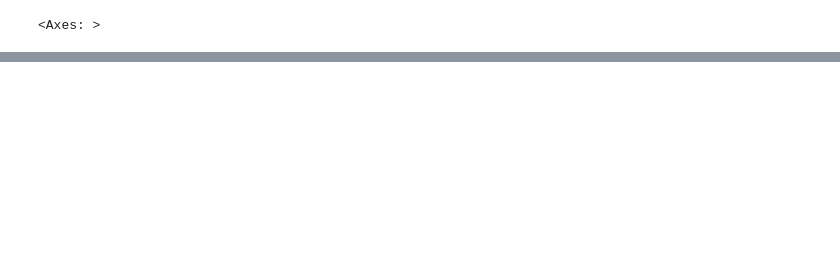
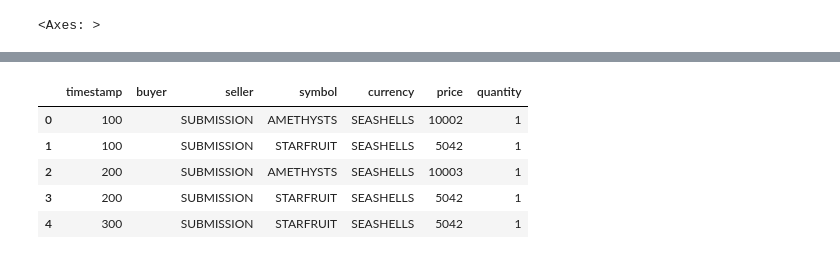
Before and after one commit to lrsb/imc-prosperity-2, a Jupyter notebook: round1/lrsb/notebook.ipynb, the cells around one changed output, grey strips where cells are left out. Drawn from its saved outputs; the diff is of its cells as text; code cells hidden in the pictures; blank space fills up the shorter version.

```diff
--- a/round1/lrsb/notebook.ipynb
+++ b/round1/lrsb/notebook.ipynb
@@ -166,0 +169,3 @@ prices[prices['product'] == 'STARFRUIT'].plot(y=['bmp', 'omp', 'vwmp'], style='-
+# %%
+prices_sumbission = pd.read_csv('data/prices_submission.csv', sep=';')
+trades_submission = pd.read_json('data/trades_submission.json')
@@ -166,0 +181,9 @@ prices[prices['product'] == 'STARFRUIT'].plot(y=['bmp', 'omp', 'vwmp'], style='-
+# %%
+trades_submission.head()
+# %% [output]
+|  | timestamp | buyer | seller | symbol | currency | price | quantity |
+| 0 | 100 |  | SUBMISSION | AMETHYSTS | SEASHELLS | 10002 | 1 |
+| 1 | 100 |  | SUBMISSION | STARFRUIT | SEASHELLS | 5042 | 1 |
+| 2 | 200 |  | SUBMISSION | AMETHYSTS | SEASHELLS | 10003 | 1 |
+| 3 | 200 |  | SUBMISSION | STARFRUIT | SEASHELLS | 5042 | 1 |
+| 4 | 300 |  | SUBMISSION | STARFRUIT | SEASHELLS | 5042 | 1 |
```
Also changed, not shown: parts of 6 cells of this notebook, 4 other files.
